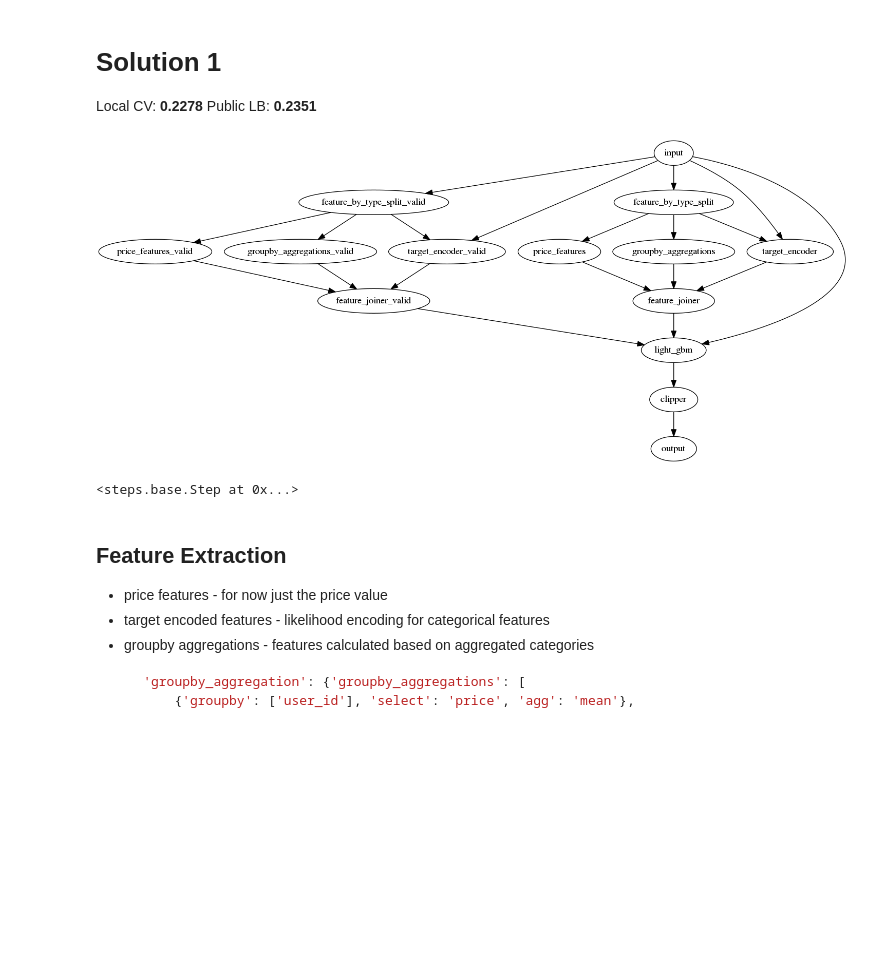
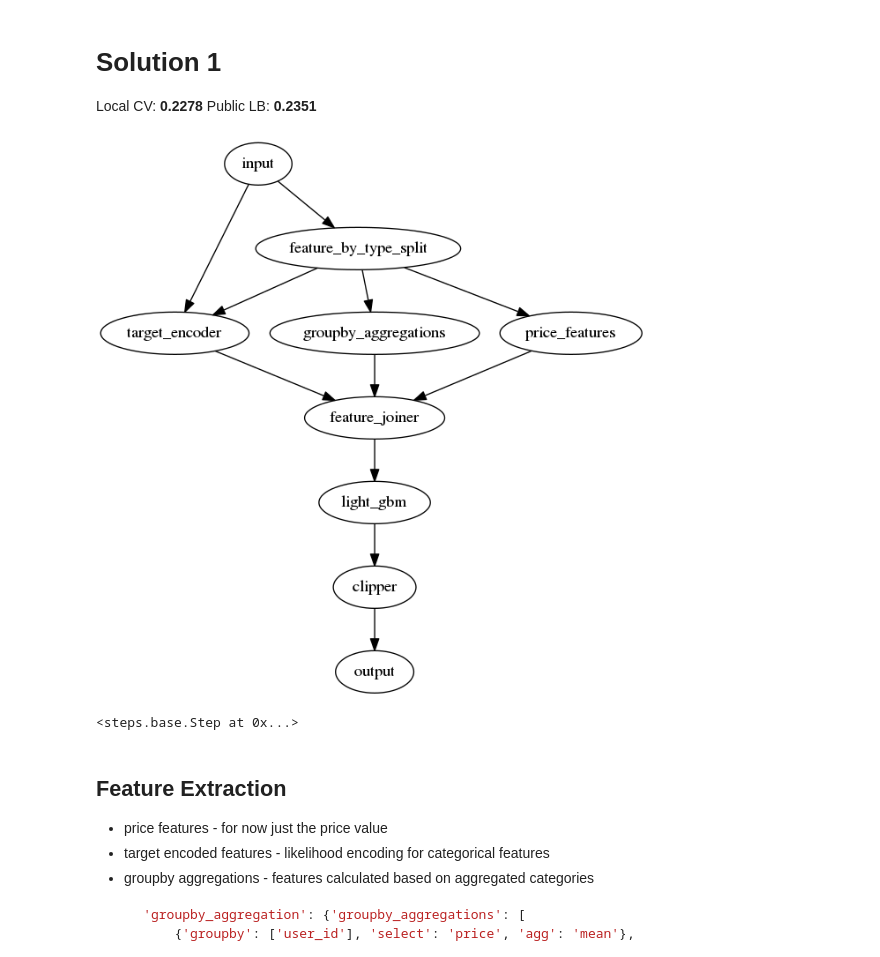
Before and after one commit to minerva-ml/open-solution-avito-demand-prediction, a Jupyter notebook: notebooks/devbook.ipynb, the cells around one changed output. Cells and saved outputs as stored; diff of their text form; code cells hidden in the pictures; blank space fills up the shorter version.

```diff
--- a/notebooks/devbook.ipynb
+++ b/notebooks/devbook.ipynb
@@ -29,9 +28,9 @@ The autoreload extension is already loaded. To reload it, use:
 Local CV: **0.2278**
 Public LB: **0.2351**
 # %%
-solution_1(cfg.SOLUTION_CONFIG, train_mode=True)
+solution_1(cfg.SOLUTION_CONFIG, train_mode=False)
 # %% [output]
-[figure, old version]
+[figure, new version]
 <steps.base.Step at 0x...>
 # %% [markdown]
 ## Feature Extraction
```
Also changed, not shown: parts of 20 cells of this notebook, 3 other files.
